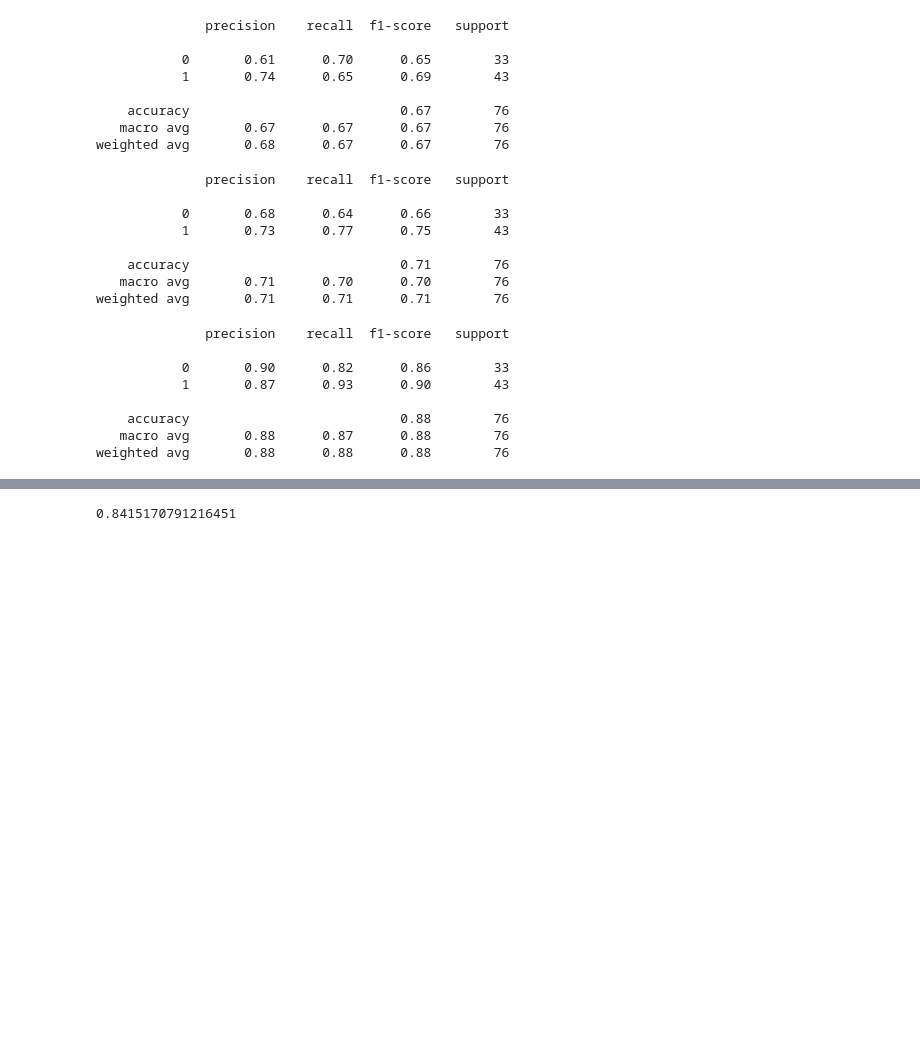
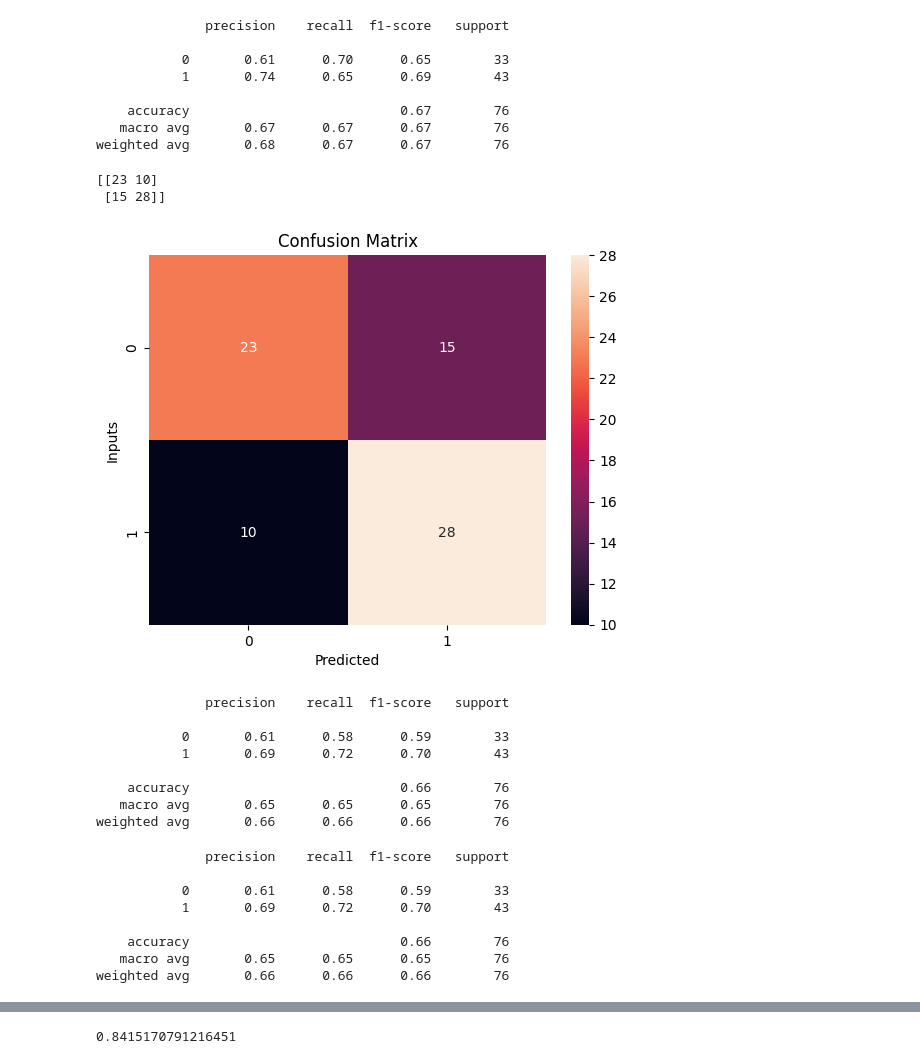
Before and after one commit to jamal221/Machine_Learning_Project, a Jupyter notebook: KNN_SVC_Gridserach_HeratDiseasesCSV.ipynb, the cells around one changed output, grey strips where cells are left out. Cells and saved outputs as stored; diff of their text form; code cells hidden in the pictures; blank space fills up the shorter version.

```diff
--- a/KNN_SVC_Gridserach_HeratDiseasesCSV.ipynb
+++ b/KNN_SVC_Gridserach_HeratDiseasesCSV.ipynb
@@ -145,3 +146,8 @@ print(metrics.classification_report(y_test, y_pred))
     accuracy                           0.67        76
    macro avg       0.67      0.67      0.67        76
 weighted avg       0.68      0.67      0.67        76
+# %%
+print(confusion_matrix(y_test, y_pred))
+# %% [output]
+[[23 10]
+ [15 28]]
@@ -148,30 +157,39 @@ weighted avg       0.68      0.67      0.67        76
+# %%
+cm = confusion_matrix(y_pred, y_test)
+sb.heatmap(cm, annot = True, fmt = 'g')
+plt.xlabel("Predicted")
+plt.ylabel("Inputs")
+plt.title("Confusion Matrix")
+plt.show()
+# %% [output]
+[figure, added]
 # %%
-clf = KNeighborsClassifier(n_neighbors=7)
+clf = KNeighborsClassifier(n_neighbors=9)
 clf.fit(X_train, y_train)
 y_pred = clf.predict(X_test)
-print(metrics.classification_report(y_test, y_pred))
+print(classification_report(y_test, y_pred))
 # %% [output]
               precision    recall  f1-score   support
 
-           0       0.68      0.64      0.66        33
-           1       0.73      0.77      0.75        43
+           0       0.61      0.58      0.59        33
+           1       0.69      0.72      0.70        43
 
-    accuracy                           0.71        76
-   macro avg       0.71      0.70      0.70        76
-weighted avg       0.71      0.71      0.71        76
+    accuracy                           0.66        76
+   macro avg       0.65      0.65      0.65        76
+weighted avg       0.66      0.66      0.66        76
 # %%
 from sklearn.svm import SVC
 # %%
-clf = SVC(C=15, kernel='linear', random_state=3244)
-clf.fit(X_train, y_train)
-y_pred = clf.predict(X_test)
-print(metrics.classification_report(y_test, y_pred))
+svc_model = SVC(C=15, kernel='linear', random_state=3244)
+svc_model.fit(X_train, y_train)
+y_pred_csv = clf.predict(X_test)
+print(classification_report(y_test, y_pred_csv))
 # %% [output]
               precision    recall  f1-score   support
 
-           0       0.90      0.82      0.86        33
-           1       0.87      0.93      0.90        43
+           0       0.61      0.58      0.59        33
+           1       0.69      0.72      0.70        43
 
-    accuracy                           0.88        76
-   macro avg       0.88      0.87      0.88        76
-weighted avg       0.88      0.88      0.88        76
+    accuracy                           0.66        76
+   macro avg       0.65      0.65      0.65        76
+weighted avg       0.66      0.66      0.66        76
```
Also changed, not shown: parts of 8 cells of this notebook.
